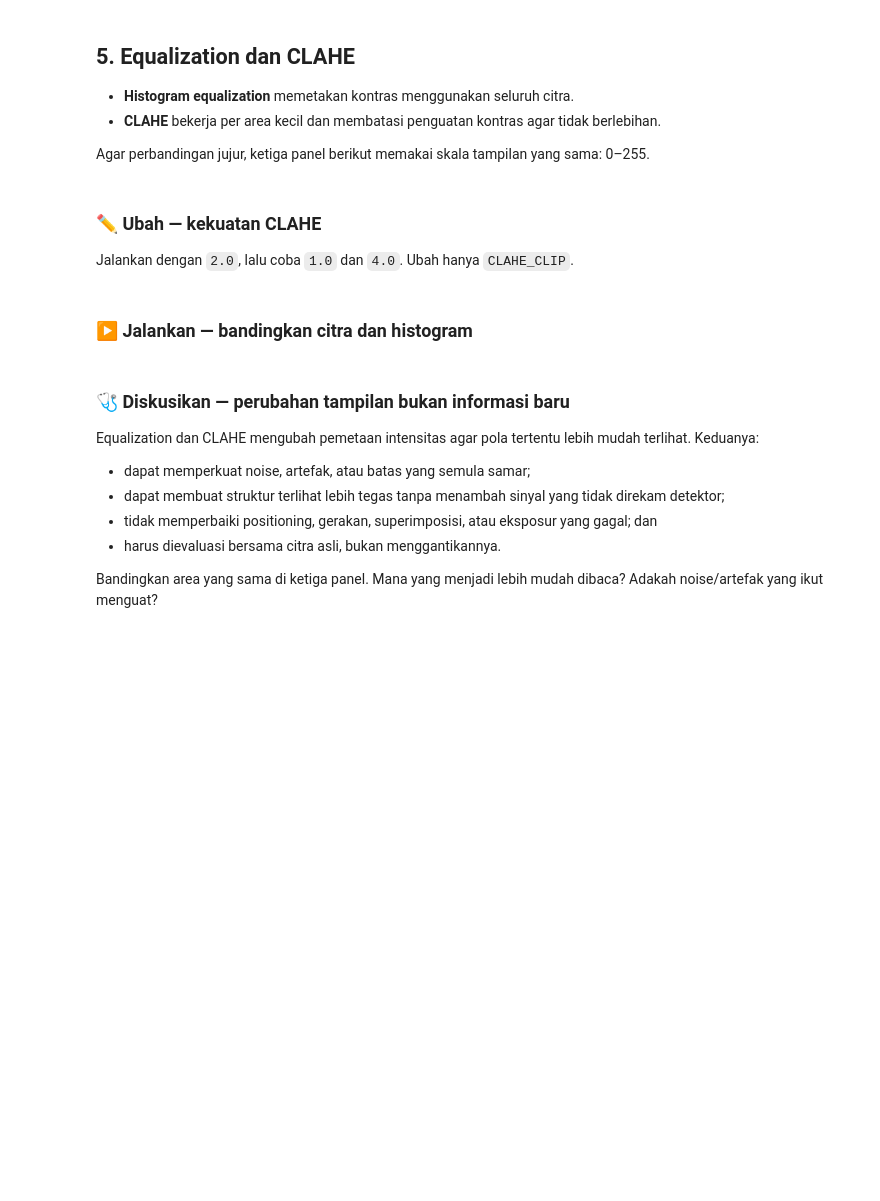
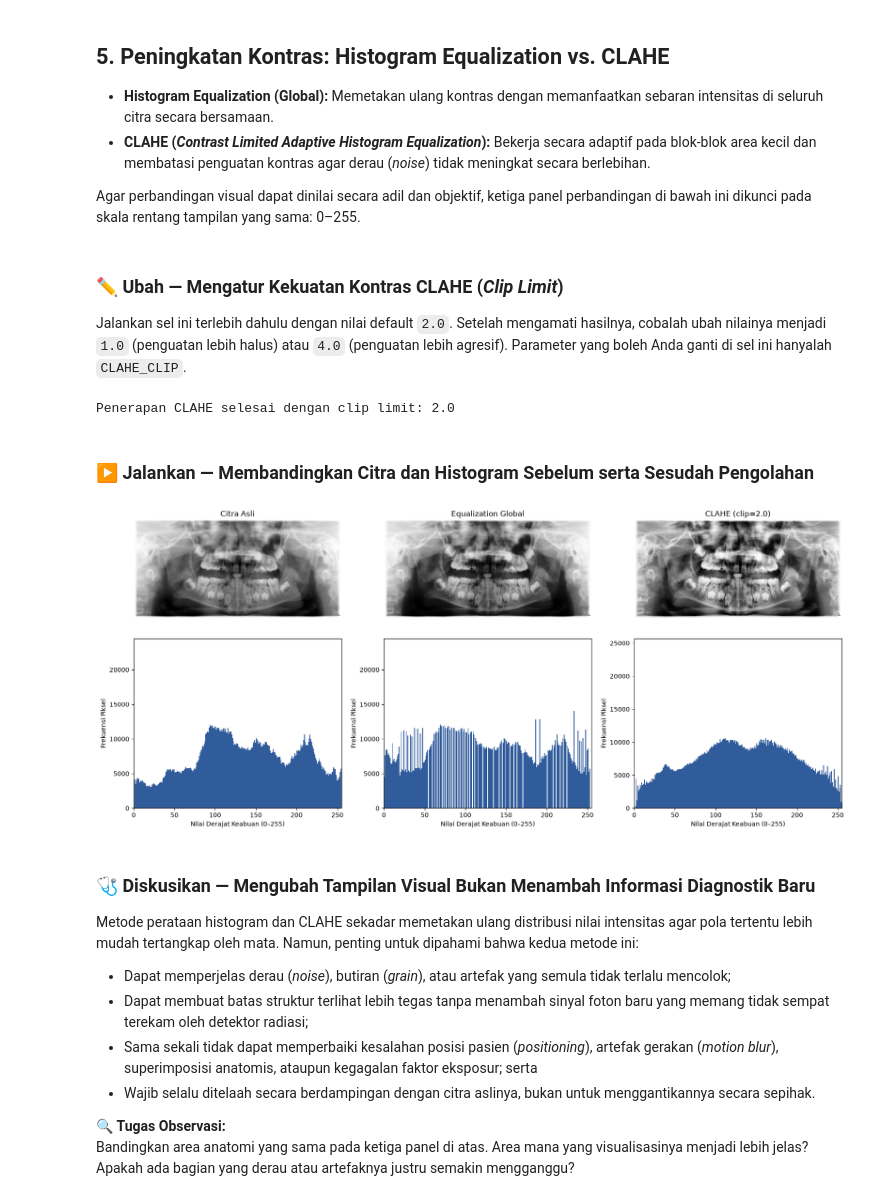
Before and after one commit to kristonova/introduction-AI-coding-for-radiologist, a Jupyter notebook: notebook/Sesi_1_Dasar_Python_dan_Pengolahan_Citra_Radiologi.ipynb, the cells around one changed output. Cells and saved outputs as stored; diff of their text form; code cells hidden in the pictures; blank space fills up the shorter version.

```diff
--- a/notebook/Sesi_1_Dasar_Python_dan_Pengolahan_Citra_Radiologi.ipynb
+++ b/notebook/Sesi_1_Dasar_Python_dan_Pengolahan_Citra_Radiologi.ipynb
@@ -449,0 +441,8 @@ def _show_image_and_histogram(images, titles):
+# %%
+def _to_gray(image):
+    array = np.asarray(image)
+    if array.ndim == 2:
+        return array.astype(np.uint8)
+    if array.ndim == 3 and array.shape[2] == 3:
+        return cv2.cvtColor(array.astype(np.uint8), cv2.COLOR_RGB2GRAY)
+    raise ValueError("Citra harus berupa array matriks grayscale atau RGB.")
@@ -449,0 +537,10 @@ def _show_image_and_histogram(images, titles):
+# %%
+def apply_clahe(image, clip_limit=2.0):
+    """Terapkan CLAHE pada citra grayscale 8-bit."""
+    if not 0.1 <= float(clip_limit) <= 10.0:
+        raise ValueError("Nilai CLAHE_CLIP harus berada di antara rentang 0.1 dan 10.0.")
+    gray = _to_gray(image)
+    operator = cv2.createCLAHE(
+        clipLimit=float(clip_limit), tileGridSize=(8, 8)
+    )
+    return operator.apply(gray)
@@ -450 +551,16 @@ def _show_image_and_histogram(images, titles):
+# %%
+def _show_image_and_histogram(images, titles):
+    figure, axes = plt.subplots(2, len(images), figsize=(17, 8))
+    for column, (image, title) in enumerate(zip(images, titles)):
+        axes[0, column].imshow(image, cmap="gray", vmin=0, vmax=255)
+        axes[0, column].set_title(title)
+        axes[0, column].axis("off")
+        axes[1, column].hist(
+            np.asarray(image).ravel(), bins=256, range=(0, 256), color="#315c9b"
+        )
+        axes[1, column].set_xlim(0, 255)
+        axes[1, column].set_xlabel("Nilai Derajat Keabuan (0–255)")
+        axes[1, column].set_ylabel("Frekuensi Piksel")
+    plt.tight_layout()
+    plt.show()
 # %% [markdown]
@@ -563,41 +709,46 @@ Bounding box adalah representasi anotator: kotak dapat mencakup jaringan sekitar
 # %% [markdown]
-## 5. Equalization dan CLAHE
+## 5. Peningkatan Kontras: Histogram Equalization vs. CLAHE
 
-- **Histogram equalization** memetakan kontras menggunakan seluruh citra.
-- **CLAHE** bekerja per area kecil dan membatasi penguatan kontras agar tidak berlebihan.
+- **Histogram Equalization (Global):** Memetakan ulang kontras dengan memanfaatkan sebaran intensitas di seluruh citra secara bersamaan.
+- **CLAHE (*Contrast Limited Adaptive Histogram Equalization*):** Bekerja secara adaptif pada blok-blok area kecil dan membatasi penguatan kontras agar derau (*noise*) tidak meningkat secara berlebihan.
 
-Agar perbandingan jujur, ketiga panel berikut memakai skala tampilan yang sama: 0–255.
+Agar perbandingan visual dapat dinilai secara adil dan objektif, ketiga panel perbandingan di bawah ini dikunci pada skala rentang tampilan yang sama: 0–255.
 # %% [markdown]
-### ✏ Ubah — kekuatan CLAHE
+### ✏ Ubah — Mengatur Kekuatan Kontras CLAHE (*Clip Limit*)
 
-Jalankan dengan `2.0`, lalu coba `1.0` dan `4.0`. Ubah hanya `CLAHE_CLIP`.
+Jalankan sel ini terlebih dahulu dengan nilai default `2.0`. Setelah mengamati hasilnya, cobalah ubah nilainya menjadi `1.0` (penguatan lebih halus) atau `4.0` (penguatan lebih agresif). Parameter yang boleh Anda ganti di sel ini hanyalah `CLAHE_CLIP`.
 # %%
 CLAHE_CLIP = 2.0
 
 if "apply_clahe" not in globals() or "opg" not in globals():
     raise RuntimeError("Jalankan sel setup, helper, dan CASE_ID terlebih dahulu.")
 opg_clahe = apply_clahe(opg, CLAHE_CLIP)
-print("CLAHE selesai dengan clip limit:", CLAHE_CLIP)
+print(f"Penerapan CLAHE selesai dengan clip limit: {CLAHE_CLIP}")
+# %% [output]
+Penerapan CLAHE selesai dengan clip limit: 2.0
 # %% [markdown]
-### ▶ Jalankan — bandingkan citra dan histogram
+### ▶ Jalankan — Membandingkan Citra dan Histogram Sebelum serta Sesudah Pengolahan
 # %%
 if "opg_gray" not in globals() or "opg_clahe" not in globals():
     raise RuntimeError("Jalankan sel histogram dan CLAHE terlebih dahulu.")
 opg_equalized = cv2.equalizeHist(opg_gray)
 
 _show_image_and_histogram(
     [opg_gray, opg_equalized, opg_clahe],
-    ["Asli", "Equalization global", f"CLAHE (clip={CLAHE_CLIP})"],
+    ["Citra Asli", "Equalization Global", f"CLAHE (clip={CLAHE_CLIP})"],
 )
+# %% [output]
+[figure, added]
 # %% [markdown]
-### 🩺 Diskusikan — perubahan tampilan bukan informasi baru
+### 🩺 Diskusikan — Mengubah Tampilan Visual Bukan Menambah Informasi Diagnostik Baru
 
-Equalization dan CLAHE mengubah pemetaan intensitas agar pola tertentu lebih mudah terlihat. Keduanya:
+Metode perataan histogram dan CLAHE sekadar memetakan ulang distribusi nilai intensitas agar pola tertentu lebih mudah tertangkap oleh mata. Namun, penting untuk dipahami bahwa kedua metode ini:
 
-- dapat memperkuat noise, artefak, atau batas yang semula samar;
-- dapat membuat struktur terlihat lebih tegas tanpa menambah sinyal yang tidak direkam detektor;
-- tidak memperbaiki positioning, gerakan, superimposisi, atau eksposur yang gagal; dan
-- harus dievaluasi bersama citra asli, bukan menggantikannya.
+- Dapat memperjelas derau (*noise*), butiran (*grain*), atau artefak yang semula tidak terlalu mencolok;
+- Dapat membuat batas struktur terlihat lebih tegas tanpa menambah sinyal foton baru yang memang tidak sempat terekam oleh detektor radiasi;
+- Sama sekali tidak dapat memperbaiki kesalahan posisi pasien (*positioning*), artefak gerakan (*motion blur*), superimposisi anatomis, ataupun kegagalan faktor eksposur; serta
+- Wajib selalu ditelaah secara berdampingan dengan citra aslinya, bukan untuk menggantikannya secara sepihak.
 
-Bandingkan area yang sama di ketiga panel. Mana yang menjadi lebih mudah dibaca? Adakah noise/artefak yang ikut menguat?
+🔍 **Tugas Observasi:**
+Bandingkan area anatomi yang sama pada ketiga panel di atas. Area mana yang visualisasinya menjadi lebih jelas? Apakah ada bagian yang derau atau artefaknya justru semakin mengganggu?
 # %% [markdown]
```
Also changed, not shown: parts of 81 cells of this notebook, 4 other files.
